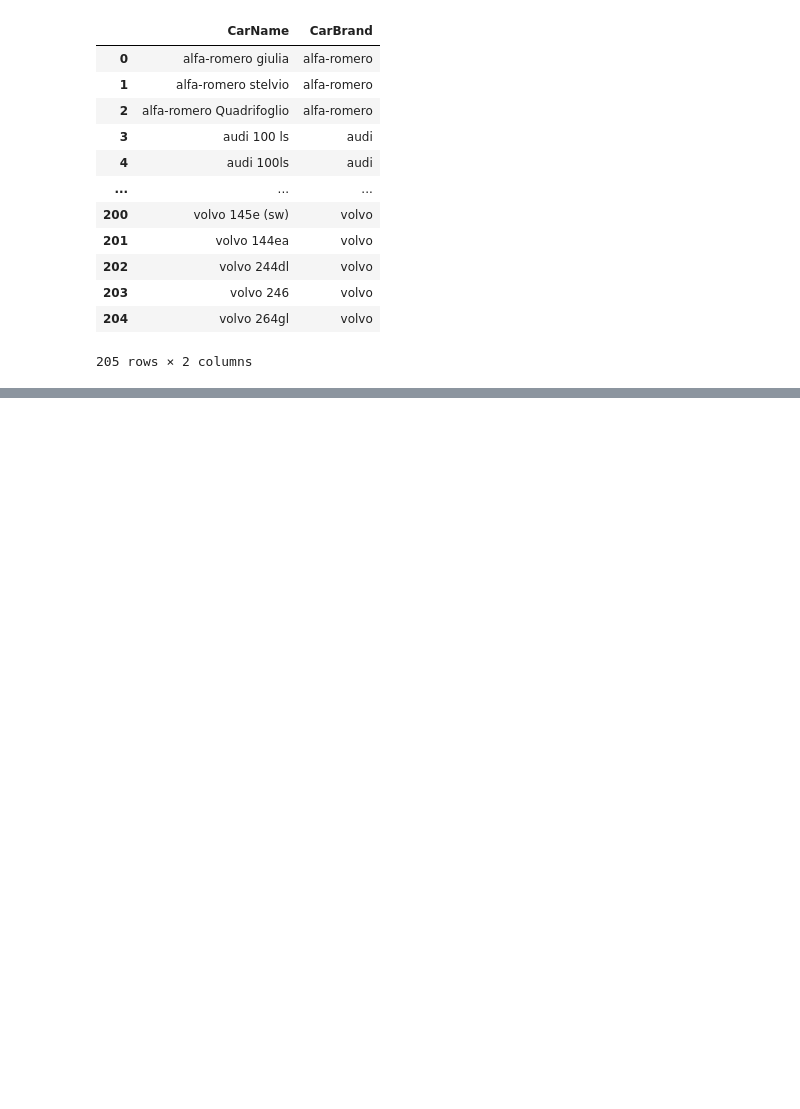
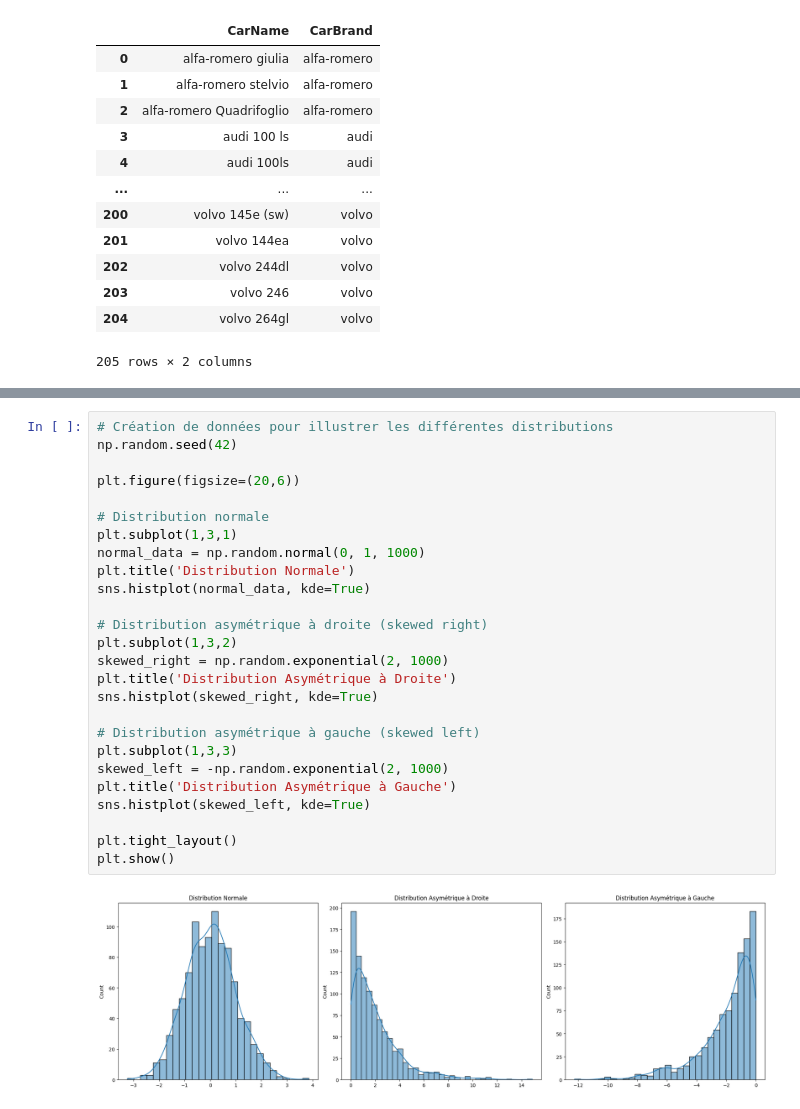
Before and after one commit to logan974/DataCupChallengeLoganFork, a Jupyter notebook: MasterClass_3/Cours3.ipynb, the cells around one changed output, grey strips where cells are left out. Drawn from its saved outputs; the diff is of its cells as text; blank space fills up the shorter version.

Commit message:
add skewed definition

```diff
--- a/MasterClass_3/Cours3.ipynb
+++ b/MasterClass_3/Cours3.ipynb
@@ -441,0 +680,28 @@ carprice_df[['CarName', 'CarBrand']]
+# %%
+# Création de données pour illustrer les différentes distributions
+np.random.seed(42)
+
+plt.figure(figsize=(20,6))
+
+# Distribution normale
+plt.subplot(1,3,1)
+normal_data = np.random.normal(0, 1, 1000)
+plt.title('Distribution Normale')
+sns.histplot(normal_data, kde=True)
+
+# Distribution asymétrique à droite (skewed right)
+plt.subplot(1,3,2)
+skewed_right = np.random.exponential(2, 1000)
+plt.title('Distribution Asymétrique à Droite')
+sns.histplot(skewed_right, kde=True)
+
+# Distribution asymétrique à gauche (skewed left)
+plt.subplot(1,3,3)
+skewed_left = -np.random.exponential(2, 1000)
+plt.title('Distribution Asymétrique à Gauche')
+sns.histplot(skewed_left, kde=True)
+
+plt.tight_layout()
+plt.show()
+# %% [output]
+[figure, added]
```
Also changed, not shown: parts of 22 cells of this notebook, 1 other file.
